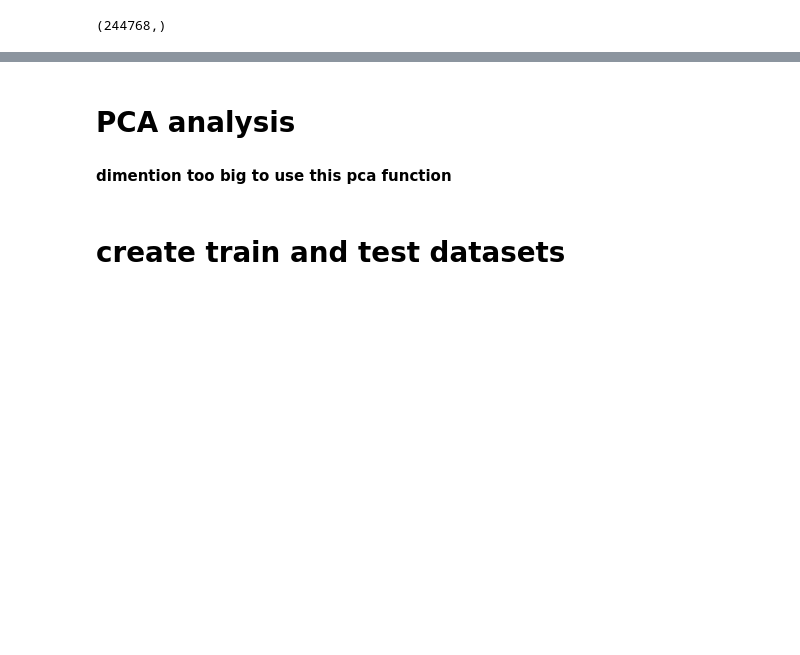
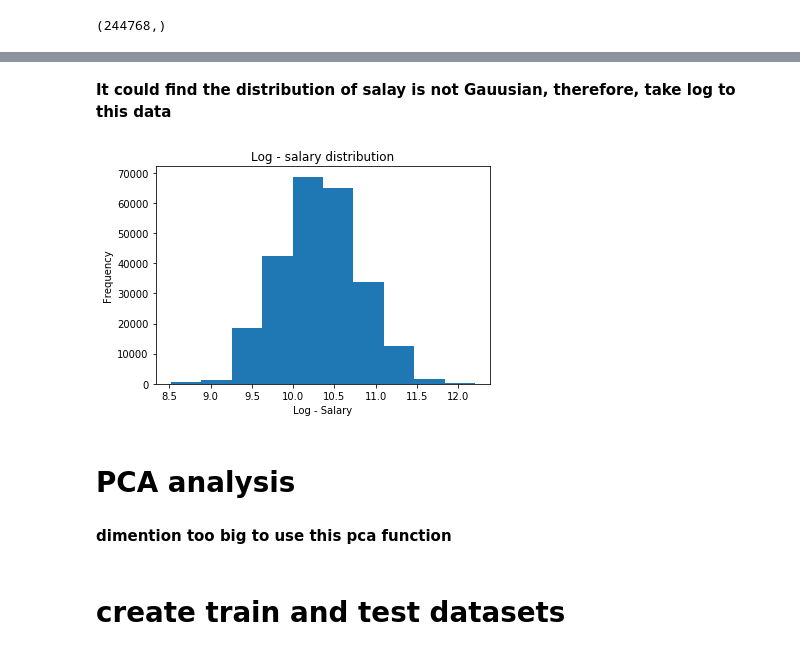
Before and after one commit to Trouble404/kaggle-Job-Salary-Prediction, a Jupyter notebook: job-salary-trainning.ipynb, the cells around one changed output, grey strips where cells are left out. Drawn from its saved outputs; the diff is of its cells as text; code cells hidden in the pictures; blank space fills up the shorter version.

```diff
--- a/job-salary-trainning.ipynb
+++ b/job-salary-trainning.ipynb
@@ -48,3 +80,21 @@ salary.shape
+# %% [markdown]
+**It could find the distribution of salay is not Gauusian, therefore, take log to this data**
+# %%
+# make a histogram of the data array
+salary_log = np.log(salary)
+
+f1 = plt.figure(2)
+plt.hist(salary_log)
+plt.title('Log - salary distribution')
+plt.ylabel("Frequency")
+plt.xlabel("Log - Salary")
+# plt with same scale
+#plt.ylim(0,0.25)
+#plt.xlim(0,110000)
+plt.savefig("Log - salary distribution.PNG", dpi = 600)
+plt.show()
+# %% [output]
+[figure, added]
 # %% [markdown]
 # PCA analysis
 # %%
```
Also changed, not shown: parts of 37 cells of this notebook.
